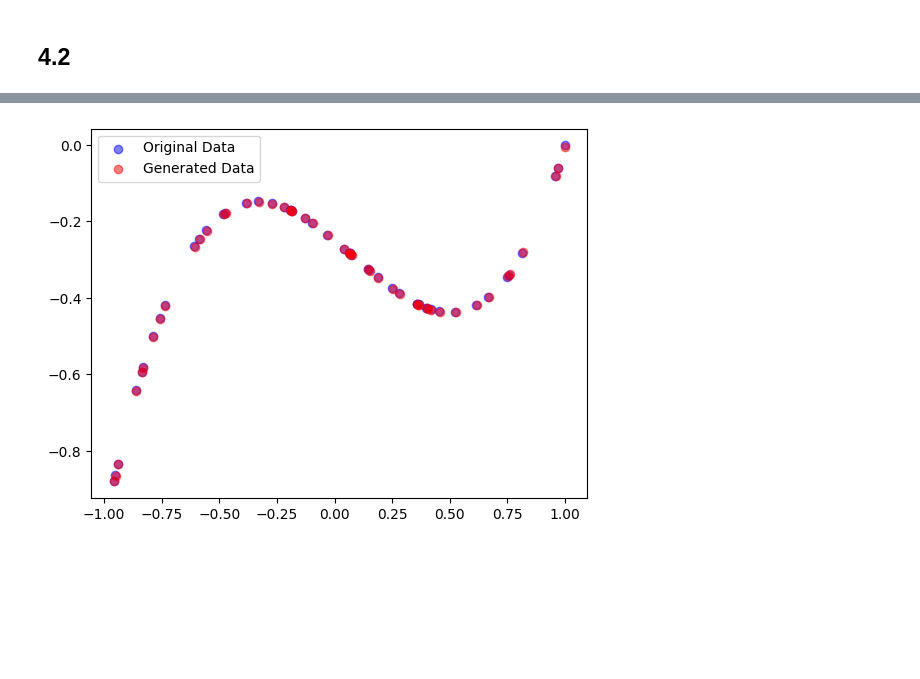
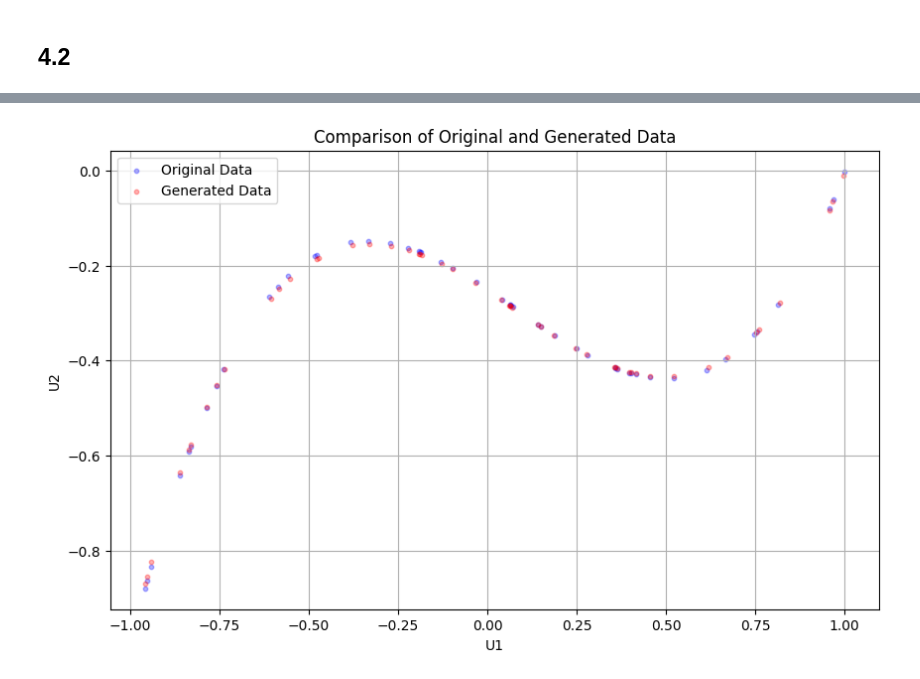
Before and after one commit to Terry01001/ADVANCED_ML, a Jupyter notebook: HW4/HW4.ipynb, the cells around one changed output, grey strips where cells are left out. Saved outputs shown, nothing was run; the diff lists cells and outputs as text; code cells hidden in the pictures; blank space fills up the shorter version.

```diff
--- a/HW4/HW4.ipynb
+++ b/HW4/HW4.ipynb
@@ -248,10 +307,10 @@ Number of trainable parameters(GRU):  1581578
 test_dataset = MNISTDataset('../HW2/HW2_MNIST_test', transform=transform)
 test_loader = DataLoader(test_dataset, batch_size=64, shuffle=False)
 
-model = RNNClassifier(input_size, hidden_size[2], num_layers[2], num_classes, 'GRU')
+model = RNNClassifier(256, 128, 4, 10, 'GRU')
 
 # load model
-model_path = 'best_GRU.pth'
+model_path = 'GRU.pth'
 model.load_state_dict(torch.load(model_path, map_location=device))
 model = model.to(device)
 
@@ -262,7 +321,7 @@ predictions = []
 image_files = []
 
 with torch.no_grad():
-    for data in test_loader:
+    for data in tqdm(test_loader):
         images, file_names = data
         images = images.to(device)
         images_seq = image_to_seq(images)
@@ -324,7 +383,7 @@ criterion = nn.MSELoss()
 optimizer = optim.Adam(model.parameters(), lr=0.001)
 
 
-num_epochs = 1000
+num_epochs = 500
 losses = []
 for epoch in range(num_epochs):
     for batch_features, _ in data_loader:
@@ -352,8 +411,13 @@ plt.show()
 with torch.no_grad():
     new_data = model(X).numpy()
 
-plt.scatter(data['U1'], data['U2'], color='blue', alpha=0.5, label='Original Data')
-plt.scatter(new_data[:, 0], new_data[:, 1], color='red', alpha=0.5, label='Generated Data')
+plt.figure(figsize=(10, 6))  # 调整图表大小
+plt.scatter(data['U1'], data['U2'], color='blue', alpha=0.2, s=10, edgecolor='blue', label='Original Data')
+plt.scatter(new_data[:, 0], new_data[:, 1], color='red', alpha=0.2, s=10, edgecolor='red', label='Generated Data')
 plt.legend()
+plt.xlabel('U1')
+plt.ylabel('U2')
+plt.grid(True)  # 添加网格
+plt.title('Comparison of Original and Generated Data')
 plt.show()
 # %% [output]
@@ -394,7 +453,7 @@ optimizer = optim.Adam(gru_model.parameters(), lr=0.001)
 
 X_gru = X.unsqueeze(1)
 
-num_epochs = 1000
+num_epochs = 500
 for epoch in range(num_epochs):
     hidden = None
     for batch_features, _ in data_loader:
@@ -406,8 +465,7 @@ for epoch in range(num_epochs):
 
 
         outputs, hidden = gru_model(batch_features, hidden)
-        # 我们不希望隐藏状态被梯度下降步骤影响
-        # 因此我们将其从历史中分离出来
+
         hidden = hidden.detach()
 
         loss = criterion(outputs, batch_features[:, -1, :])
@@ -421,15 +479,19 @@ for epoch in range(num_epochs):
 
 
 with torch.no_grad():
-    # 由于我们的数据不是真正的时序数据，我们将整个数据作为一个批次进行处理
-    # 这样我们就可以生成与原数据相同数量的新数据点
+
     X_gru = X_gru.to(device)
     generated_data, _ = gru_model(X_gru, None)
     generated_data = generated_data.cpu().numpy()
 
-# 绘制原始数据点和生成的数据点
-plt.scatter(data['U1'], data['U2'], color='blue', alpha=0.5, label='Original Data')
-plt.scatter(generated_data[:, 0], generated_data[:, 1], color='red', alpha=0.5, label='Generated Data')
+
+plt.figure(figsize=(10, 6))
+plt.scatter(data['U1'], data['U2'], color='blue', alpha=0.3, s=10, edgecolor='blue', label='Original Data')
+plt.scatter(generated_data[:, 0], generated_data[:, 1], color='red', alpha=0.3, s=10, edgecolor='red', label='Generated Data')
 plt.legend()
+plt.xlabel('U1')
+plt.ylabel('U2')
+plt.grid(True)
+plt.title('Comparison of Original and Generated Data')
 plt.show()
 # %% [output]
@@ -446 +503 @@ Epoch [1000/1000], Loss: 0.0000
-[figure, old version]
+[figure, new version]
```
Also changed, not shown: parts of 9 cells of this notebook, 1 other file.
